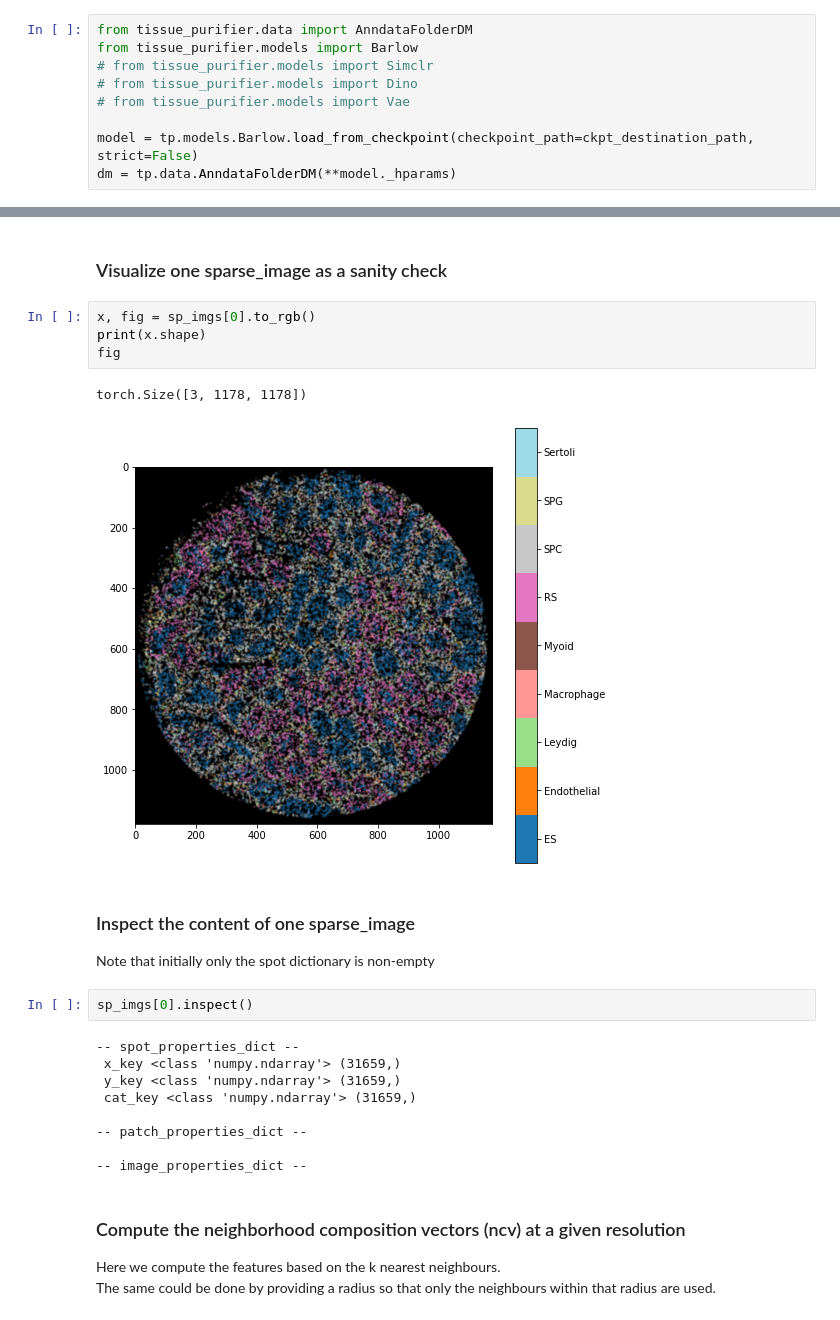
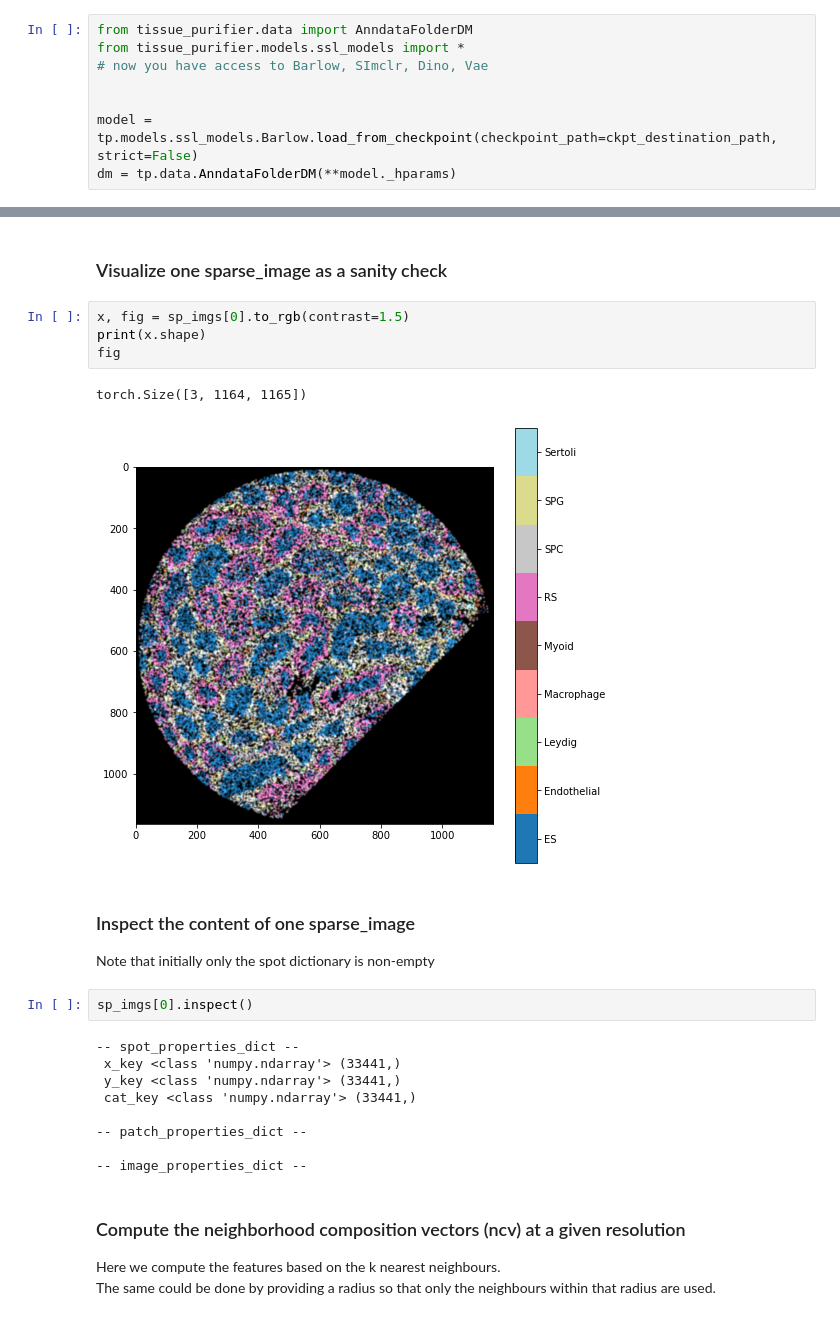
Before and after one commit to broadinstitute/tissue_purifier, a Jupyter notebook: notebooks/notebook2.ipynb, the cells around one changed output, grey strips where cells are left out. Drawn from its saved outputs; the diff is of its cells as text.

```diff
--- a/notebooks/notebook2.ipynb
+++ b/notebooks/notebook2.ipynb
@@ -99,12 +99,11 @@ Loaded anndata_wt2.h5ad
 Here we use the Barlow but the same apporach works for Dino, Vae, Simclr
 # %%
 from tissue_purifier.data import AnndataFolderDM
-from tissue_purifier.models import Barlow
-# from tissue_purifier.models import Simclr
-# from tissue_purifier.models import Dino
-# from tissue_purifier.models import Vae
+from tissue_purifier.models.ssl_models import *
+# now you have access to Barlow, SImclr, Dino, Vae
 
-model = tp.models.Barlow.load_from_checkpoint(checkpoint_path=ckpt_destination_path, strict=False)
+
+model = tp.models.ssl_models.Barlow.load_from_checkpoint(checkpoint_path=ckpt_destination_path, strict=False)
 dm = tp.data.AnndataFolderDM(**model._hparams)
 # %% [markdown]
 ### Convert the anndata to sparse images
@@ -134,12 +133,12 @@ Occupacy (zero, single, double, ...) of voxels  in 2D sparse array (summed over
 # %% [markdown]
 ### Visualize one sparse_image as a sanity check
 # %%
-x, fig = sp_imgs[0].to_rgb()
+x, fig = sp_imgs[0].to_rgb(contrast=1.5)
 print(x.shape)
 fig
 # %% [output]
-torch.Size([3, 1178, 1178])
+torch.Size([3, 1164, 1165])
-[figure, old version]
+[figure, new version]
 # %% [markdown]
 ### Inspect the content of one sparse_image
 
@@ -148,9 +147,9 @@ Note that initially only the spot dictionary is non-empty
 sp_imgs[0].inspect()
 # %% [output]
 -- spot_properties_dict --
- x_key <class 'numpy.ndarray'> (31659,)
- y_key <class 'numpy.ndarray'> (31659,)
- cat_key <class 'numpy.ndarray'> (31659,)
+ x_key <class 'numpy.ndarray'> (33441,)
+ y_key <class 'numpy.ndarray'> (33441,)
+ cat_key <class 'numpy.ndarray'> (33441,)
 
 -- patch_properties_dict --
 
```
Also changed, not shown: parts of 29 cells of this notebook, 3 other files.
